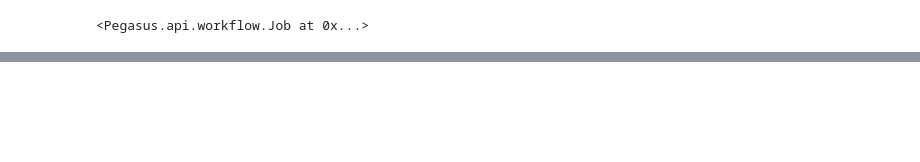
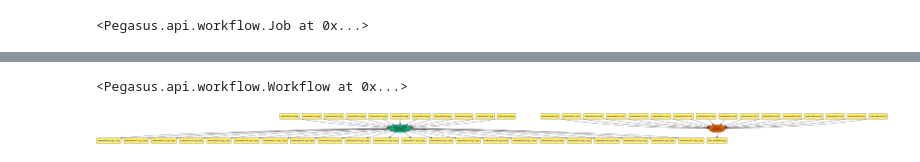
Before and after one commit to kelsielam/mask-detection-workflow, a Jupyter notebook: workflow-final.ipynb, the cells around one changed output, grey strips where cells are left out. Drawn from its saved outputs; the diff is of its cells as text; code cells hidden in the pictures; blank space fills up the shorter version.

Commit message:
adds visuals

```diff
--- a/workflow-final.ipynb
+++ b/workflow-final.ipynb
@@ -154,0 +172,4 @@ except PegasusClientError as e:
+# %%
+wf.graph(include_files=True, no_simplify=True, label="xform-id", output = graph_filename)
+# %% [output]
+<Pegasus.api.workflow.Workflow at 0x...>
@@ -154,0 +182,5 @@ except PegasusClientError as e:
+# %%
+from IPython.display import Image
+Image(filename='mask_detection.png')
+# %% [output]
+[figure, added]
```
Also changed, not shown: parts of 5 cells of this notebook, 2 other files.
